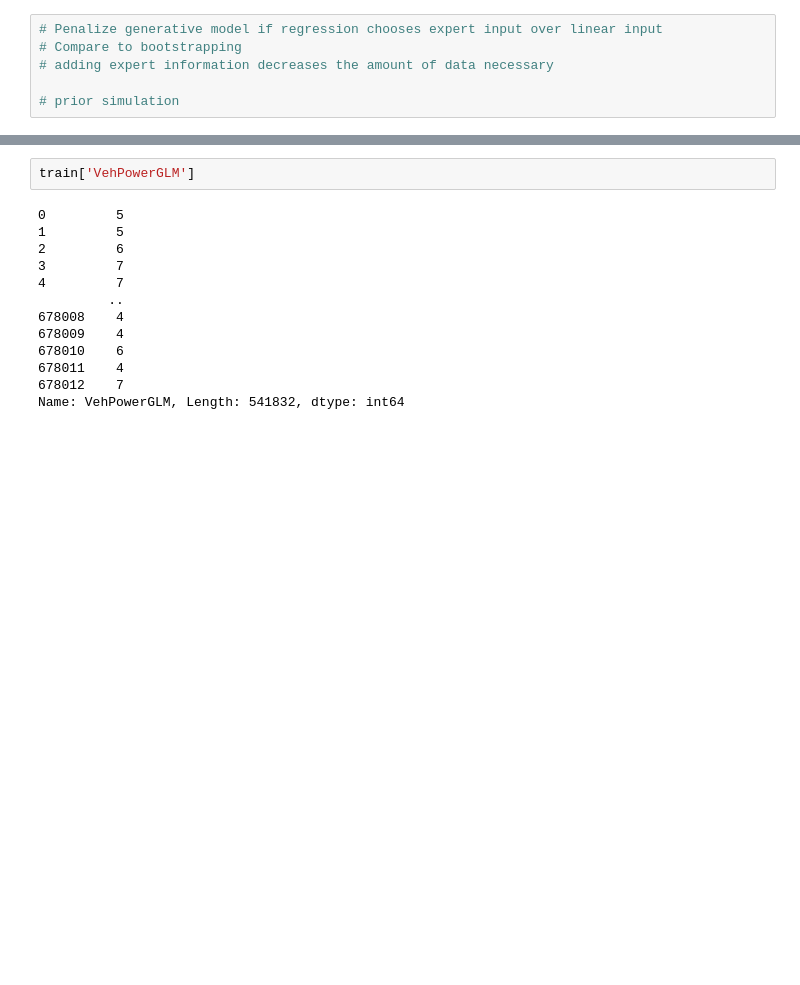
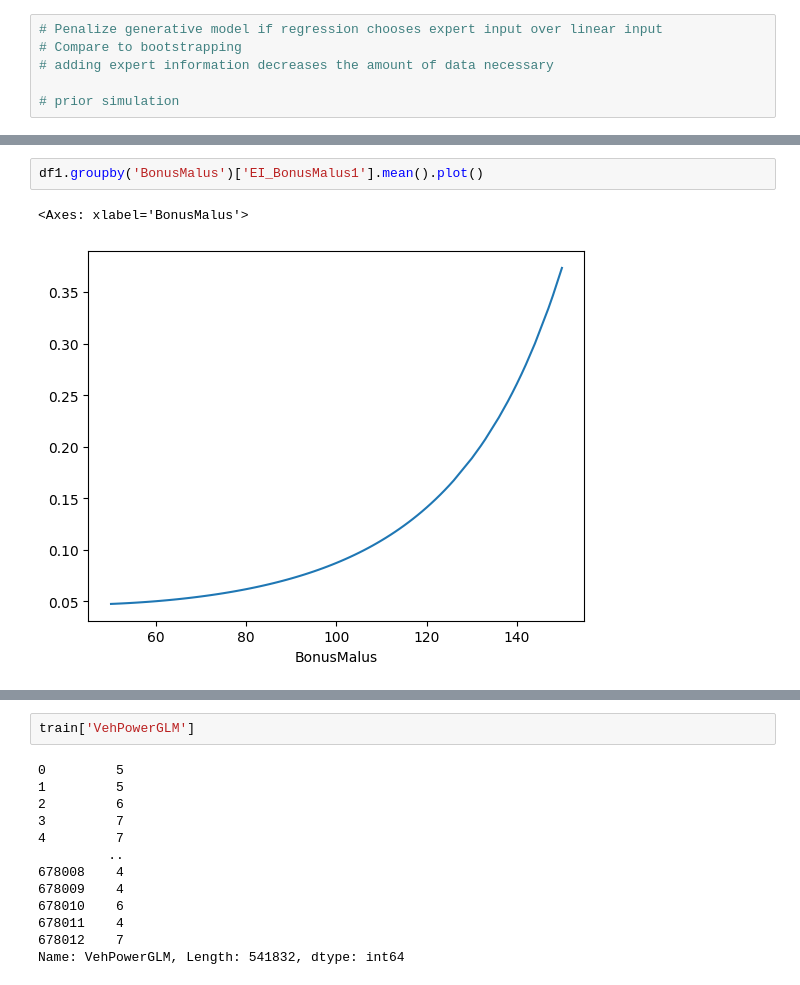
Before and after one commit to AfairiJJ/thesis, a Jupyter notebook: _1_3_Implement_Expert_Input.ipynb, the cells around one changed output, grey strips where cells are left out. Saved outputs shown, nothing was run; the diff lists cells and outputs as text; blank space fills up the shorter version.

```diff
--- a/_1_3_Implement_Expert_Input.ipynb
+++ b/_1_3_Implement_Expert_Input.ipynb
@@ -40,0 +73,5 @@ The autoreload extension is already loaded. To reload it, use:
+# %%
+df1.groupby('BonusMalus')['EI_BonusMalus1'].mean().plot()
+# %% [output]
+<Axes: xlabel='BonusMalus'>
+[figure, added]
```
Also changed, not shown: parts of 14 cells of this notebook, 34 other files.
